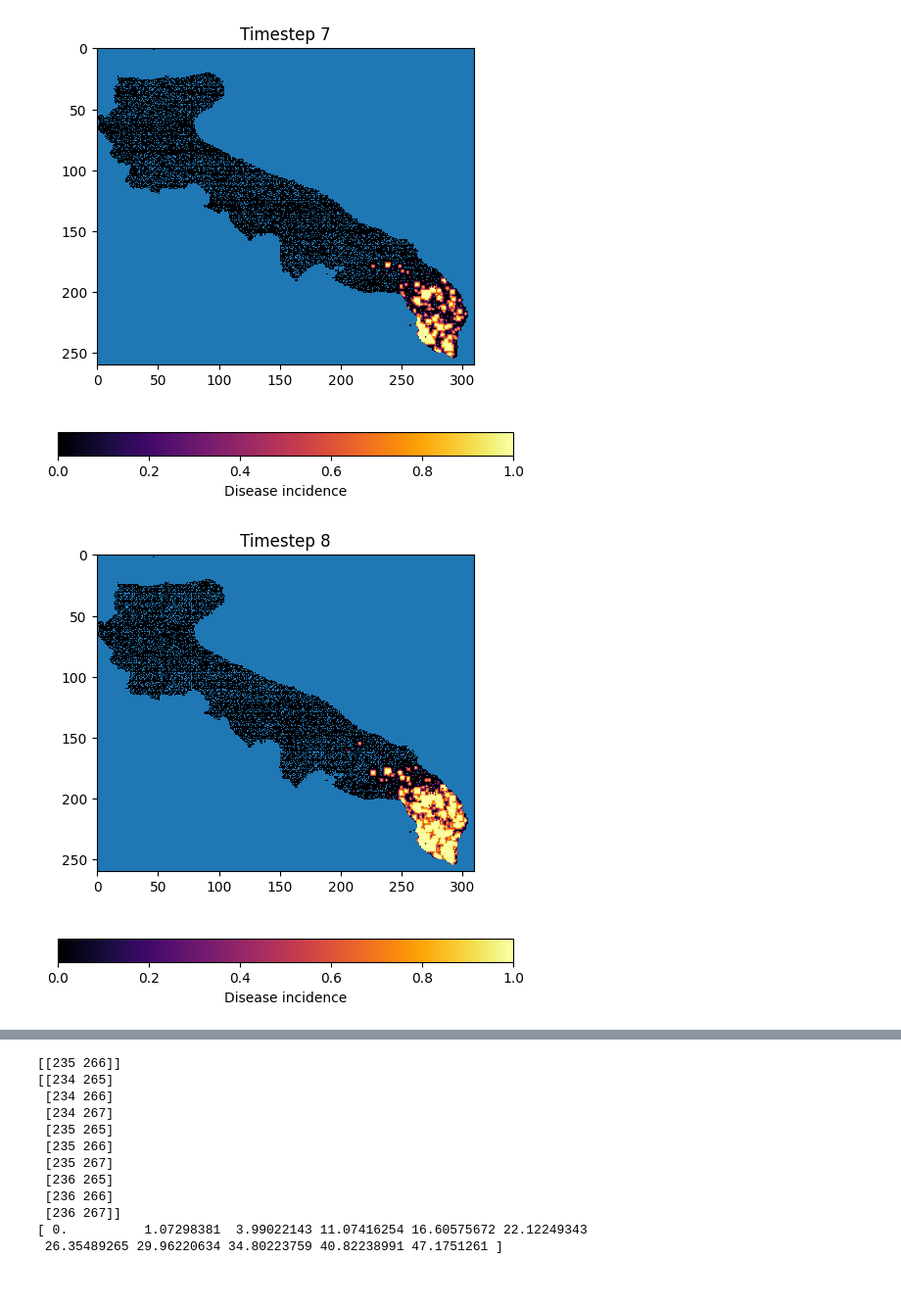
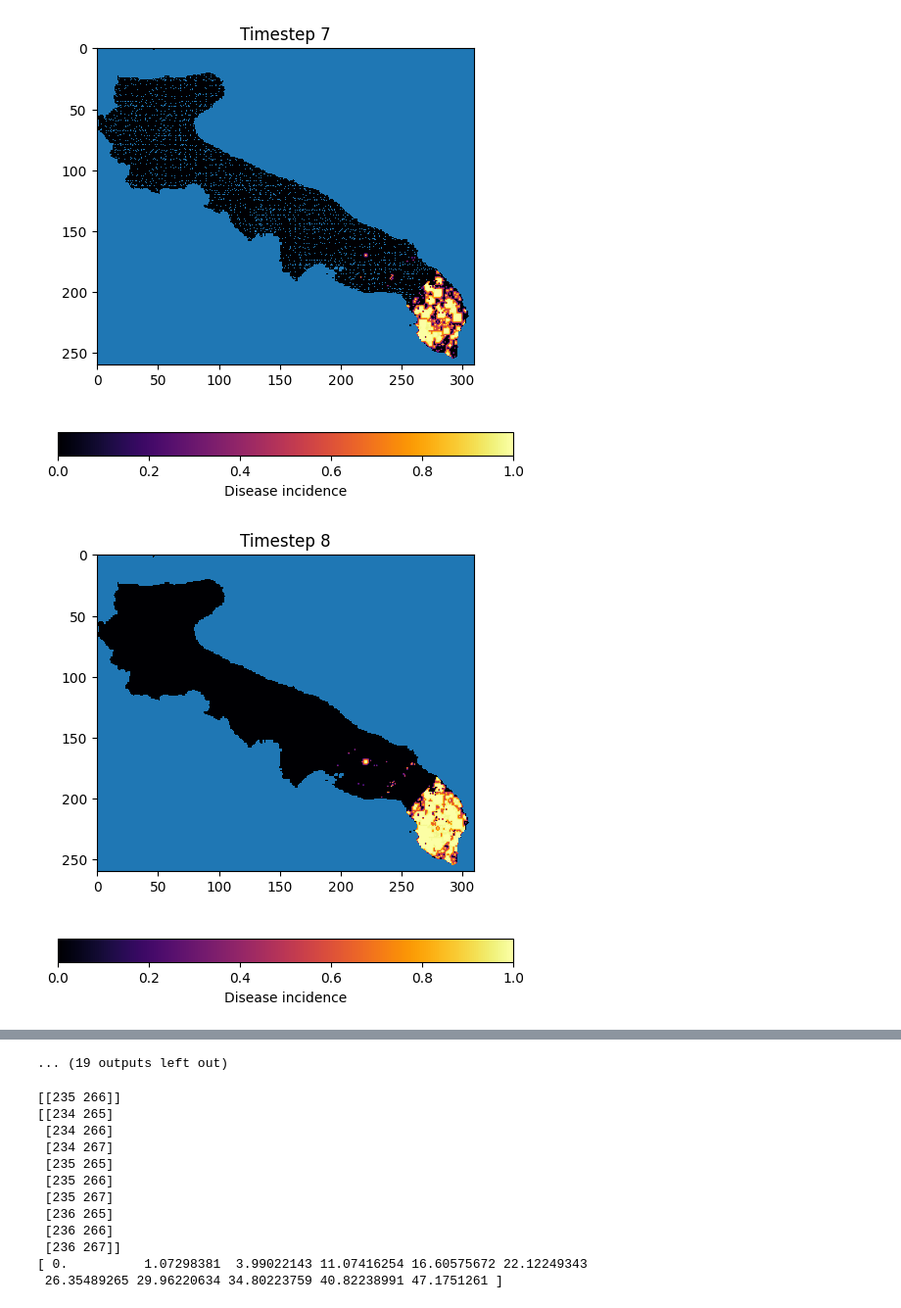
Before and after one commit to LeonMengoni/Xylella-Fastidiosa, a Jupyter notebook: Xylella_simulation.ipynb, the cells around one changed output, grey strips where cells are left out. Shown at 98% size. Saved outputs shown, nothing was run; the diff lists cells and outputs as text; code cells hidden in the pictures.

Commit message:
Adjusted control measures: eradication zone has efficiency = 1, while buffer zone has efficiency < 1. It's not that density = 0 in EZ, but I = 0 with 100% efficiency.

```diff
--- a/Xylella_simulation.ipynb
+++ b/Xylella_simulation.ipynb
@@ -26,10 +26,11 @@ FileNotFoundError: [Errno 2] No such file or directory: 'olivegrowthprop.mat'
 # %%
 # SIMULATION PARAMETERS
 # Control zone parameters
-control = False
-EZW = 0
-BZW = 0
-BZ_eff = 0
+control = True
+EZW = 20
+BZW = 30
+EZ_eff = 1
+BZ_eff = 0.5
 
 # Common parameters
 A = 3 # 3 kp rate of population growth
@@ -55,7 +56,7 @@ d_max = 20 # None
 alpha = 7
 
 # Define parameter dictionary (to be fed to .simulate())
-parameters = {'control_zone': [control, EZW, BZW, BZ_eff],
+parameters = {'control_zone': [control, EZW, BZW, EZ_eff, BZ_eff],
               'common': [A, B, a, tol],
               'dispersal': [dispersal_type],
               'short_long': [beta, kernel_type, disp_tol, M_max, D],
@@ -65,7 +66,7 @@ parameters = {'control_zone': [control, EZW, BZW, BZ_eff],
 
 # np.random.seed(5)
 
-timesteps = 10
+timesteps = 30
 
 GRID.simulate(timesteps, parameters)
 GRID.plot_incidence(figsize=(6,6))
@@ -81,2 +82,2 @@ GRID.plot_incidence(figsize=(6,6))
-[figure, old version]
+[figure, new version]
-[figure, old version]
+[figure, new version]
@@ -85,3 +87,4 @@ GRID.plot_incidence(figsize=(6,6))
+... (19 outputs left out)
 # %%
 avg_distance = np.zeros(GRID.timesteps+1)
 max_distance = avg_distance.copy()
```
Also changed, not shown: parts of 2 cells of this notebook, 1 other file.
